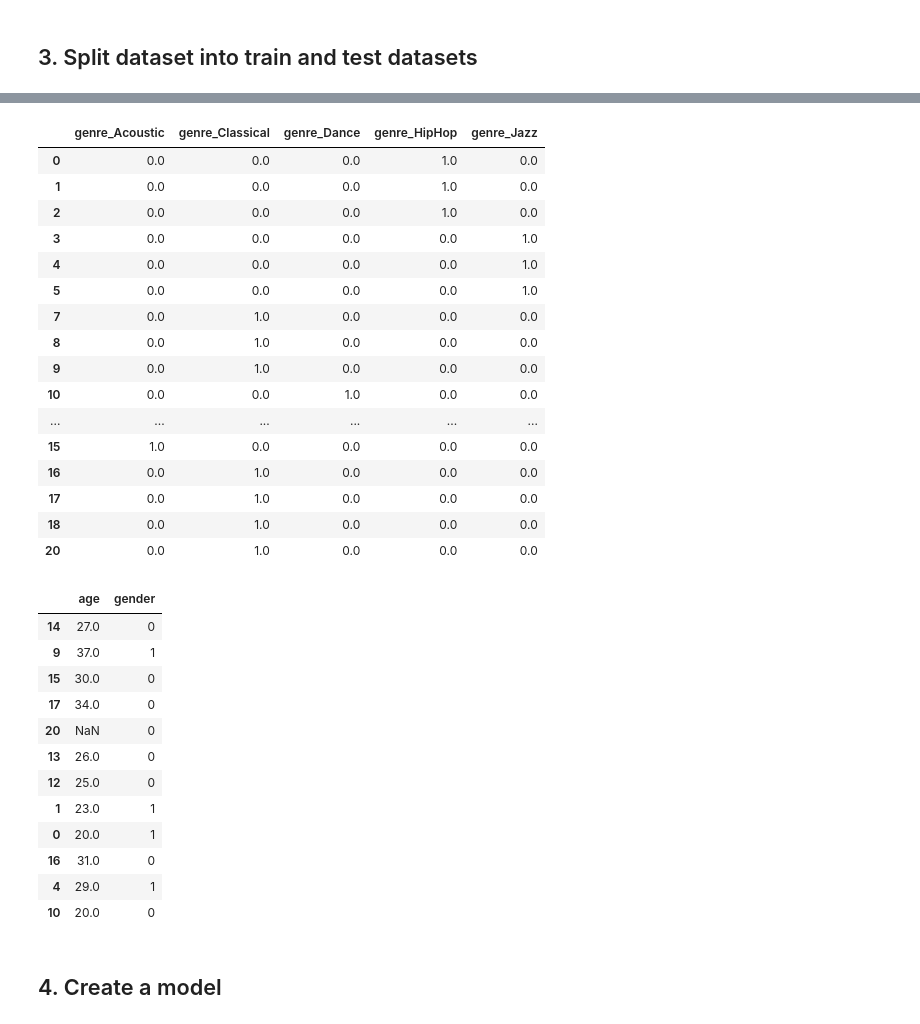
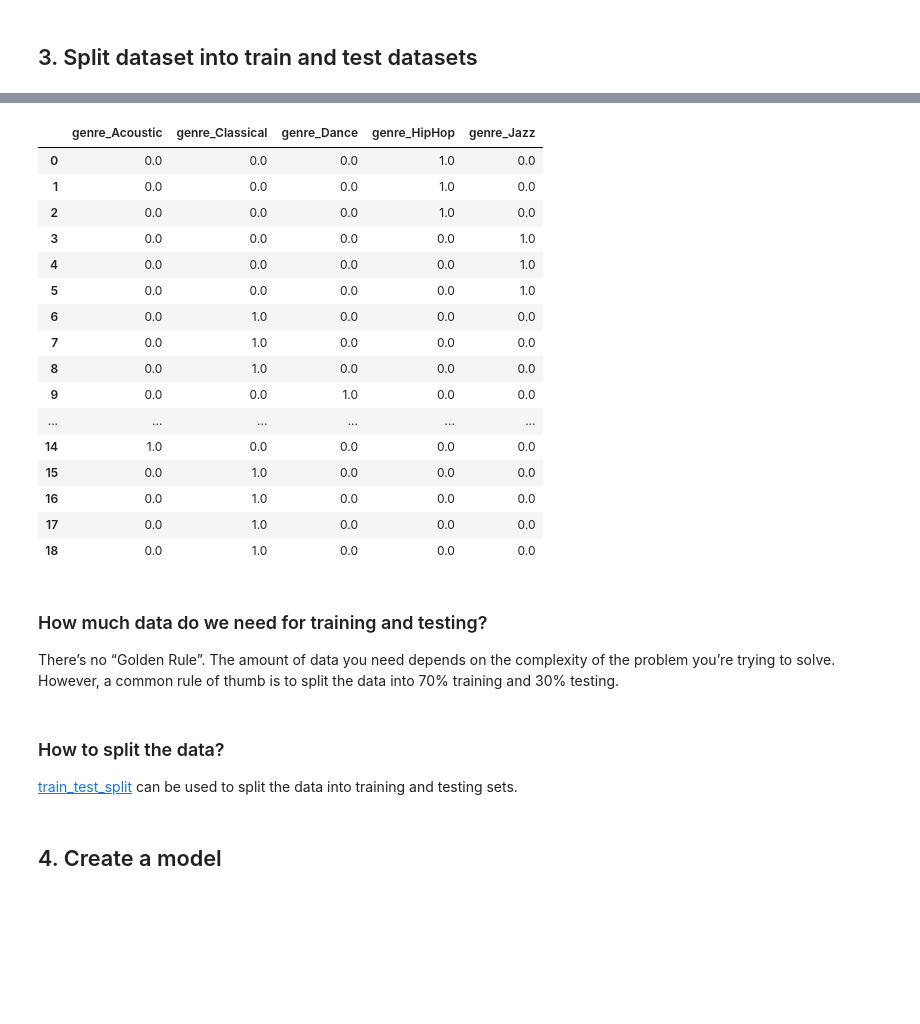
Before and after one commit to ali-soltani-redgate/data-driven-gen, a Jupyter notebook: lession2/music_recommender.ipynb, the cells around one changed output, grey strips where cells are left out. Cells and saved outputs as stored; diff of their text form; code cells hidden in the pictures; blank space fills up the shorter version.

Commit message:
Update split data

```diff
--- a/lession2/music_recommender.ipynb
+++ b/lession2/music_recommender.ipynb
@@ -219,42 +238,33 @@ X
 # %%
-y = encoded_music_data.drop(columns=['age', 'gender'])
+# The output is known as the target or ‘y variable’
+y = imputed_music_data.drop(columns=['age', 'gender'])
 y
 # %% [output]
 |  | genre_Acoustic | genre_Classical | genre_Dance | genre_HipHop | genre_Jazz |
 | 0 | 0.0 | 0.0 | 0.0 | 1.0 | 0.0 |
 | 1 | 0.0 | 0.0 | 0.0 | 1.0 | 0.0 |
 | 2 | 0.0 | 0.0 | 0.0 | 1.0 | 0.0 |
 | 3 | 0.0 | 0.0 | 0.0 | 0.0 | 1.0 |
 | 4 | 0.0 | 0.0 | 0.0 | 0.0 | 1.0 |
 | 5 | 0.0 | 0.0 | 0.0 | 0.0 | 1.0 |
+| 6 | 0.0 | 1.0 | 0.0 | 0.0 | 0.0 |
 | 7 | 0.0 | 1.0 | 0.0 | 0.0 | 0.0 |
 | 8 | 0.0 | 1.0 | 0.0 | 0.0 | 0.0 |
-| 9 | 0.0 | 1.0 | 0.0 | 0.0 | 0.0 |
-| 10 | 0.0 | 0.0 | 1.0 | 0.0 | 0.0 |
+| 9 | 0.0 | 0.0 | 1.0 | 0.0 | 0.0 |
 | ... | ... | ... | ... | ... | ... |
-| 15 | 1.0 | 0.0 | 0.0 | 0.0 | 0.0 |
+| 14 | 1.0 | 0.0 | 0.0 | 0.0 | 0.0 |
+| 15 | 0.0 | 1.0 | 0.0 | 0.0 | 0.0 |
 | 16 | 0.0 | 1.0 | 0.0 | 0.0 | 0.0 |
 | 17 | 0.0 | 1.0 | 0.0 | 0.0 | 0.0 |
 | 18 | 0.0 | 1.0 | 0.0 | 0.0 | 0.0 |
-| 20 | 0.0 | 1.0 | 0.0 | 0.0 | 0.0 |
+# %% [markdown]
+### How much data do we need for training and testing?
+There’s no “Golden Rule”. The amount of data you need depends on the complexity of the problem you’re trying to solve. However, a common rule of thumb is to split the data into 70% training and 30% testing.
+# %% [markdown]
+### How to split the data?
+[train_test_split](https://scikit-learn.org/stable/modules/generated/sklearn.model_selection.train_test_split.html#train-test-split) can be used to split the data into training and testing sets.
 # %%
-X_train, X_test, y_train, y_test = train_test_split(
-    X, y, test_size=0.33, random_state=10)
-X_train
+X_train, X_test, y_train, y_test = train_test_split(X, y, test_size=0.30, random_state=10)
-# %% [output]
-|  | age | gender |
-| 14 | 27.0 | 0 |
-| 9 | 37.0 | 1 |
-| 15 | 30.0 | 0 |
-| 17 | 34.0 | 0 |
-| 20 | NaN | 0 |
-| 13 | 26.0 | 0 |
-| 12 | 25.0 | 0 |
-| 1 | 23.0 | 1 |
-| 0 | 20.0 | 1 |
-| 16 | 31.0 | 0 |
-| 4 | 29.0 | 1 |
-| 10 | 20.0 | 0 |
 # %% [markdown]
 ## 4. Create a model
 # %% [markdown]
```
Also changed, not shown: parts of 1 cell of this notebook.
